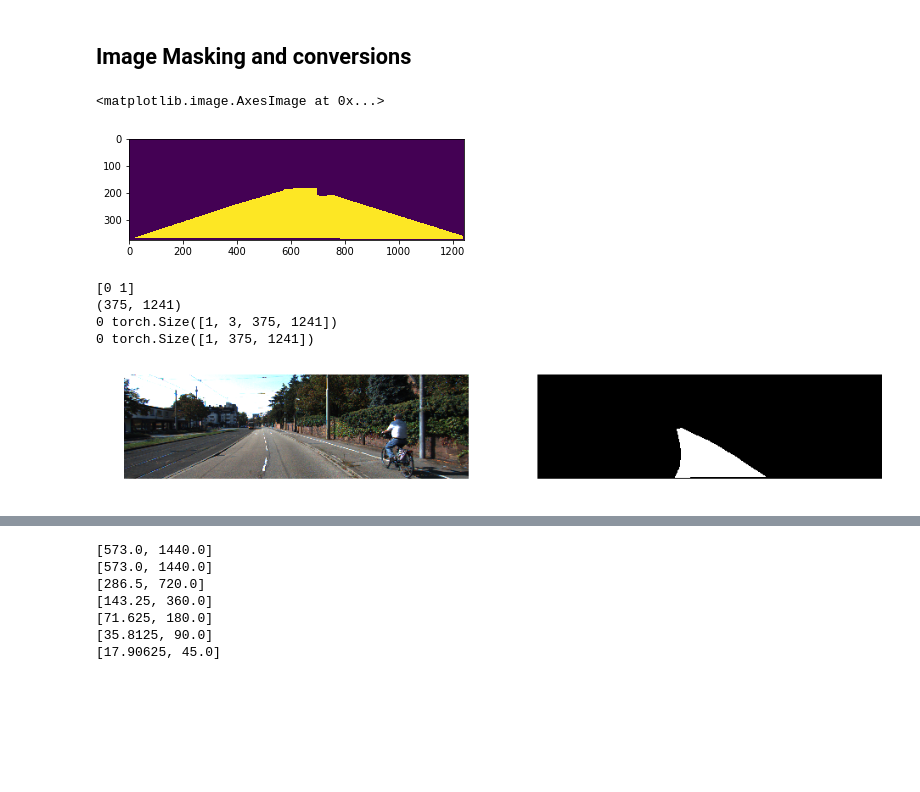
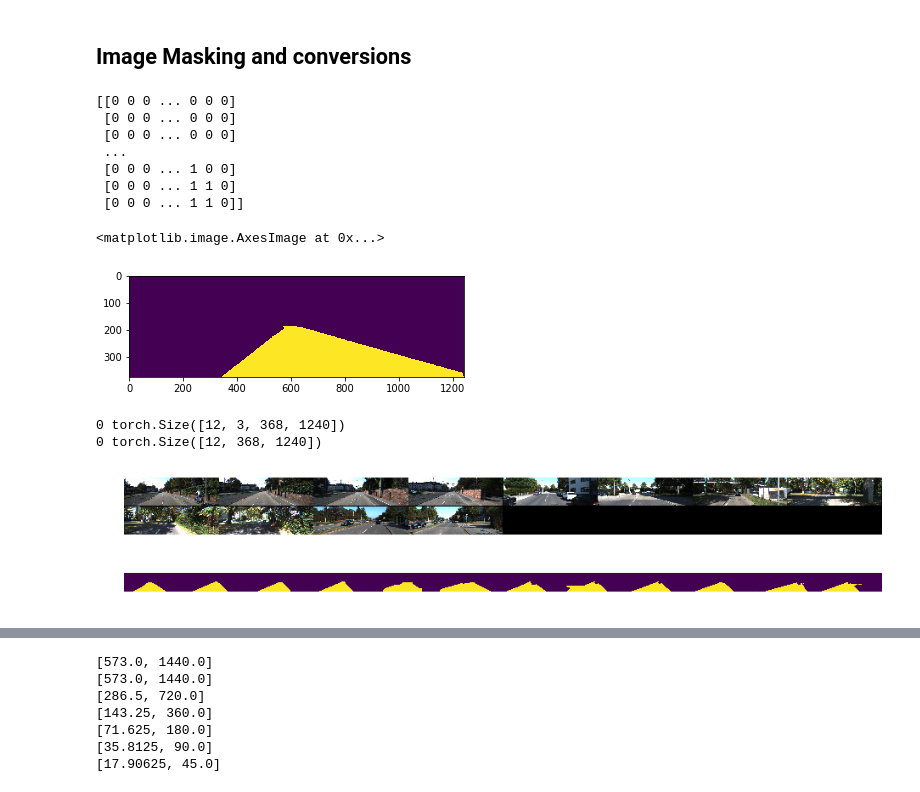
Before and after one commit to XDynames/FCN-Implementation, a Jupyter notebook: FCN - VGG16.ipynb, the cells around one changed output, grey strips where cells are left out. Saved outputs shown, nothing was run; the diff lists cells and outputs as text; code cells hidden in the pictures; blank space fills up the shorter version.

Commit message:
Made colourstolabels faster, fixed training loop, still working on metric calculations

```diff
--- a/FCN - VGG16.ipynb
+++ b/FCN - VGG16.ipynb
@@ -29,39 +29,28 @@ Found 2 GPUs:
 GPU 0: GeForce GTX 1070
 GPU 1: GeForce GTX 1070
 # %%
-# Checks if a pixel is a colour
-def isPixelAColour(pixel, colour):
-    if ((pixel == colour).all()):
-        return True
-    else:
-        return False
-
 # Maps a list of colours in the image to there respective
 # labels and retuns the resulting mask
 def mapColoursToLabels(image, colours, labels):
-    mask = np.zeros((image.shape[0], image.shape[1]), dtype = np.uint8)
-    for i in range(image.shape[0]):
-        for j in range(image.shape[1]):
-            # Check if the pixel matches any of the labeled colours
-            for colour, label in zip(colours, labels):
-                if (isPixelAColour(image[i, j, :], colour)):
-                    mask[i, j] = label
-    return mask
+    segmented = np.zeros((image.shape[0], image.shape[1]), dtype = np.uint8)
+    # Check if the pixel matches any of the labeled colours
+    for colour, label in zip(colours, labels):
+        mask = np.all(image == colour, axis= -1)
+        labeled = np.where(mask == True, label, segmented)
+    return labeled
 
 # Maps a list of colours in the image to there respective
 # labels and retuns the resulting mask
 def mapColoursToLabelsPIL(imagePIL, colours, labels):
     image = np.array(imagePIL)
-    mask = mapColoursToLabels(image, colours, labels)
-    print(np.unique(mask, return_index=False))
-    print(mask.shape)
-    return mask
+    labeled = mapColoursToLabels(image, colours, labels)
+    return labeled
 # %%
 # Instance a FCN base on VGG16
 FCN8 = VGG16FCN.FCN8(2)
 # Make a transformer for the data loader
 transformer = torchvision.transforms.Compose([
-    torchvision.transforms.CenterCrop((375, 1241)),
+    torchvision.transforms.CenterCrop((368, 1240)),
     torchvision.transforms.ToTensor()
     ])
 
@@ -72,13 +61,13 @@ label = [1]
 
 # Make a transformer for the validation data loader
 gtTransformer = torchvision.transforms.Compose([
-    torchvision.transforms.CenterCrop((375, 1241)),
+    torchvision.transforms.CenterCrop((368, 1240)),
     torchvision.transforms.Lambda(lambda x : mapColoursToLabelsPIL(x, colour, label)),
     torchvision.transforms.Lambda(lambda x : torch.from_numpy(x))
     ])
 
 # Build a collection of batch iomage loaders
-loaders = dataLoading.buildDataloaders(1, 0.2, '\\Data\\data_road\\',
+loaders = dataLoading.buildDataloaders(12, 0.2, '\\Data\\data_road\\',
                                        'training\\raw\\', 'training\\gt\\',
                                        'testing\\',
                                        transformer,
@@ -108,41 +97,48 @@ for i in range(16):
 # %% [markdown]
 ## Image Masking and conversions
 # %%
-GT = plt.imread(pathGroundTruth + '\\' + groundTruthFiles[4])
+GT = plt.imread(pathGroundTruth + '\\' + groundTruthFiles[10])
 # Map all background [1,0,0] to 0 along with any other colours
 # besides [1,0,1] which should map to 1
 colour = [[1.0, 0.0, 1.0]]
 label = [1]
 
 masked = mapColoursToLabels(GT, colour, label)
+print(masked)
 
 plt.imshow(masked)
 # %% [output]
-<matplotlib.image.AxesImage at 0x...>
+[[0 0 0 ... 0 0 0]
+ [0 0 0 ... 0 0 0]
+ [0 0 0 ... 0 0 0]
+ ...
+ [0 0 0 ... 1 0 0]
+ [0 0 0 ... 1 1 0]
+ [0 0 0 ... 1 1 0]]
+<matplotlib.image.AxesImage at 0x...>
-[figure, old version]
+[figure, new version]
 # %%
 # Confirming that sequential loaders are working
 for batch, gtrawBatched in enumerate(zip(loaders['train'], loaders['trainGT'])):
     print(batch, gtrawBatched[0][0].size())
     print(batch, gtrawBatched[1][0].size())
+
     # Display the batch
-    fig = plt.figure(figsize=(16, 14))
+    fig = plt.figure(figsize=(16, 3))
     img = visual.tensorToNumpy(gtrawBatched[0][0])
     gt = visual.tensorToNumpy(gtrawBatched[1][0])
-    ax = fig.add_subplot(1,2,1)
+    ax = fig.add_subplot(2,1,1)
     plt.axis('off')
     plt.imshow(img)
-    ax = fig.add_subplot(1,2,2)
+    ax = fig.add_subplot(2,1,2)
     plt.axis('off')
     plt.imshow(gt*255)
     plt.savefig('Figures\\BatchExample.png')
     break
 # %% [output]
-[0 1]
-(375, 1241)
-0 torch.Size([1, 3, 375, 1241])
-0 torch.Size([1, 375, 1241])
+0 torch.Size([12, 3, 368, 1240])
+0 torch.Size([12, 368, 1240])
-[figure, old version]
+[figure, new version]
 # %%
 # Optimser, Scheduler and Loss Function
 optimiser = torch.optim.SGD(FCN8.parameters(), lr = 0.02)
```
Also changed, not shown: parts of 3 cells of this notebook, 2 other files.
